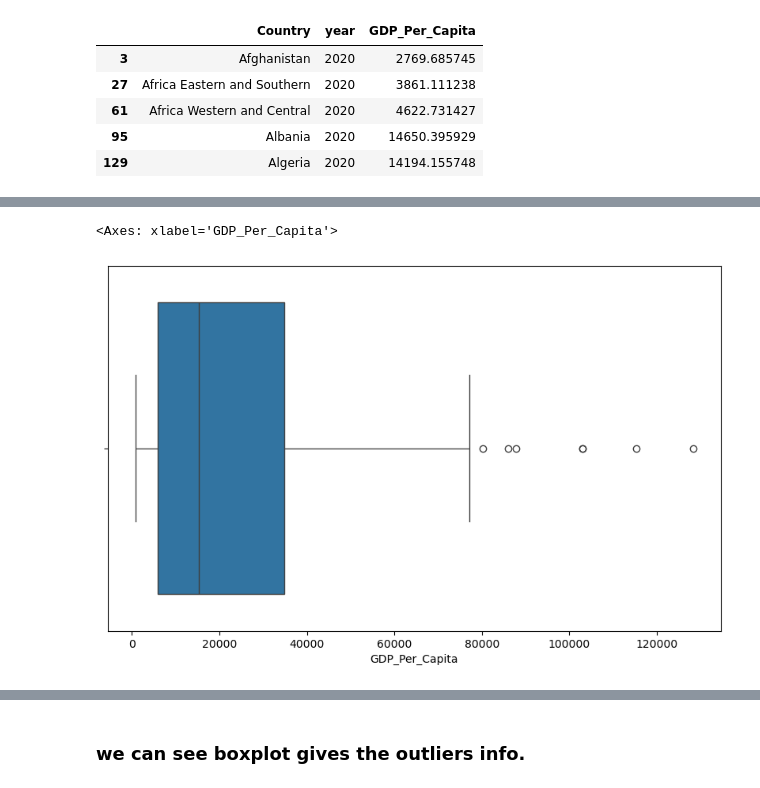
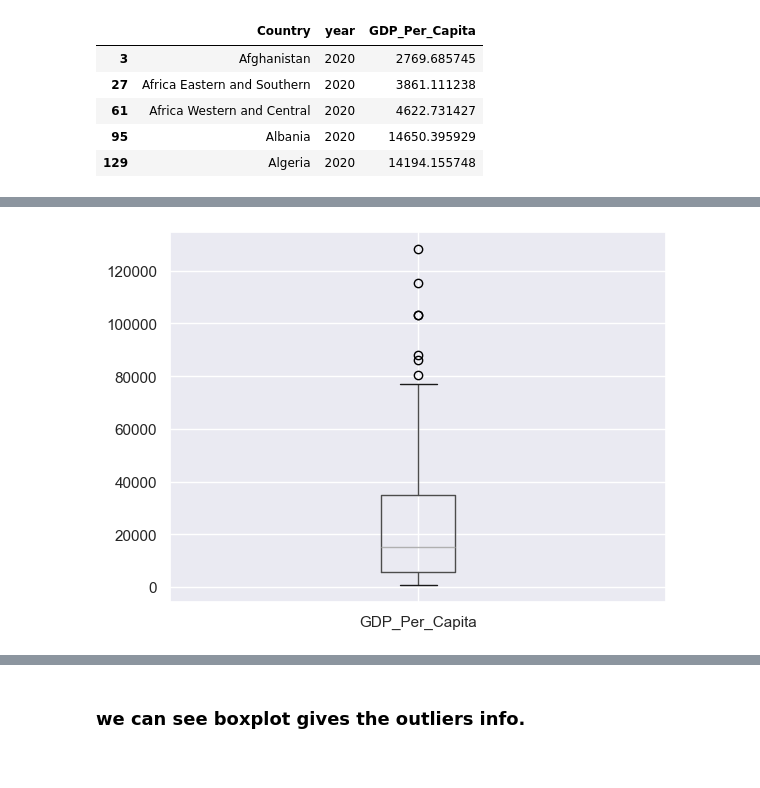
Before and after one commit to NSS-Full-Time-Data-Analytics-16/un-project-jyothigutiikonda, a Jupyter notebook: notebook/UN_Project.jyothi.ipynb, the cells around one changed output, grey strips where cells are left out. Saved outputs shown, nothing was run; the diff lists cells and outputs as text; code cells hidden in the pictures.

```diff
--- a/notebook/UN_Project.jyothi.ipynb
+++ b/notebook/UN_Project.jyothi.ipynb
@@ -200,6 +178,4 @@ gdp_2020['GDP_Per_Capita'].plot.kde()
-# %%
-plt.figure(figsize = (10,6))
-sns.boxplot( data = gdp_2020,x = 'GDP_Per_Capita')
-# %% [output]
-<Axes: xlabel='GDP_Per_Capita'>
-[figure, removed]
+# %%
+gdp_2020.boxplot('GDP_Per_Capita');
+# %% [output]
+[figure, added]
```
Also changed, not shown: parts of 82 cells of this notebook.
